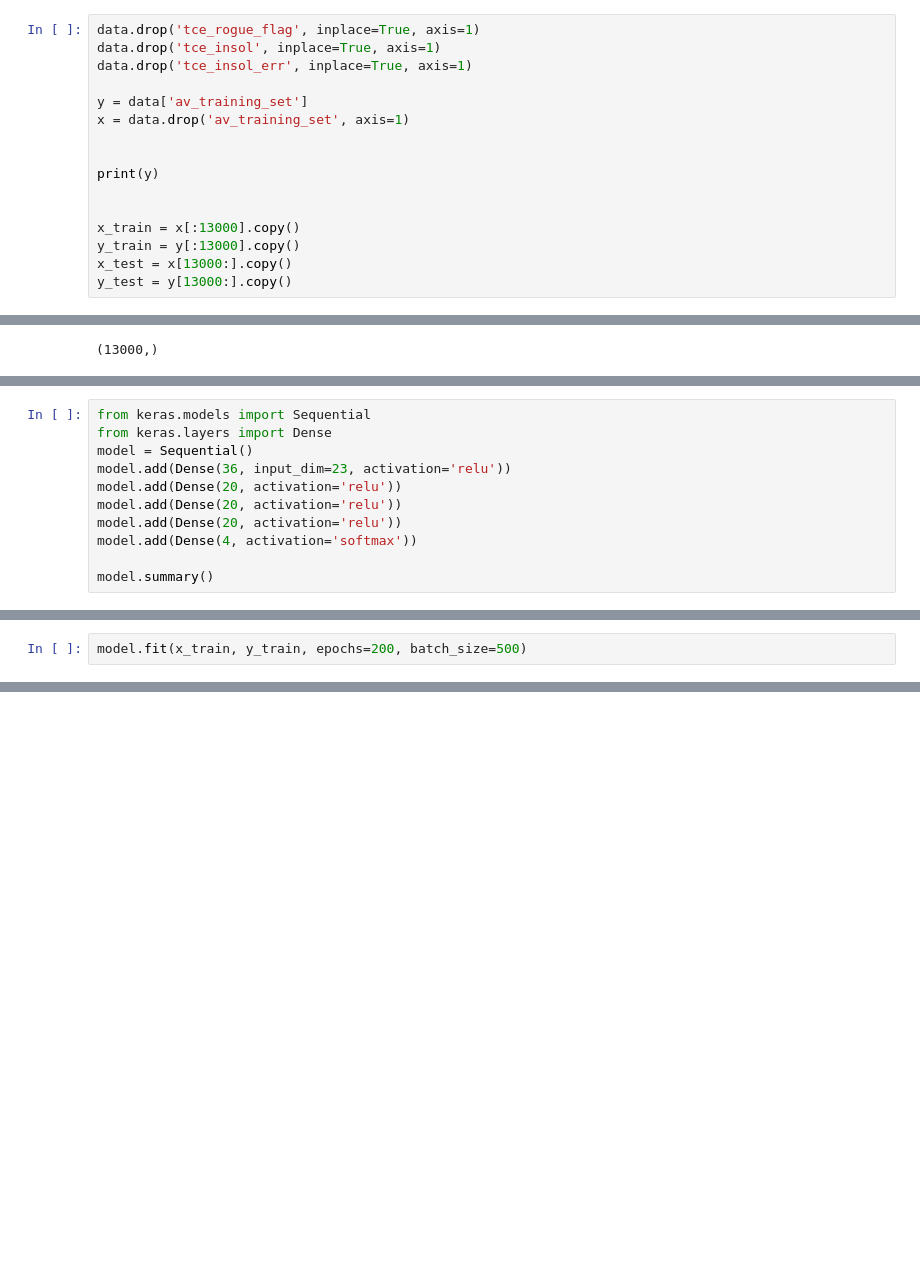
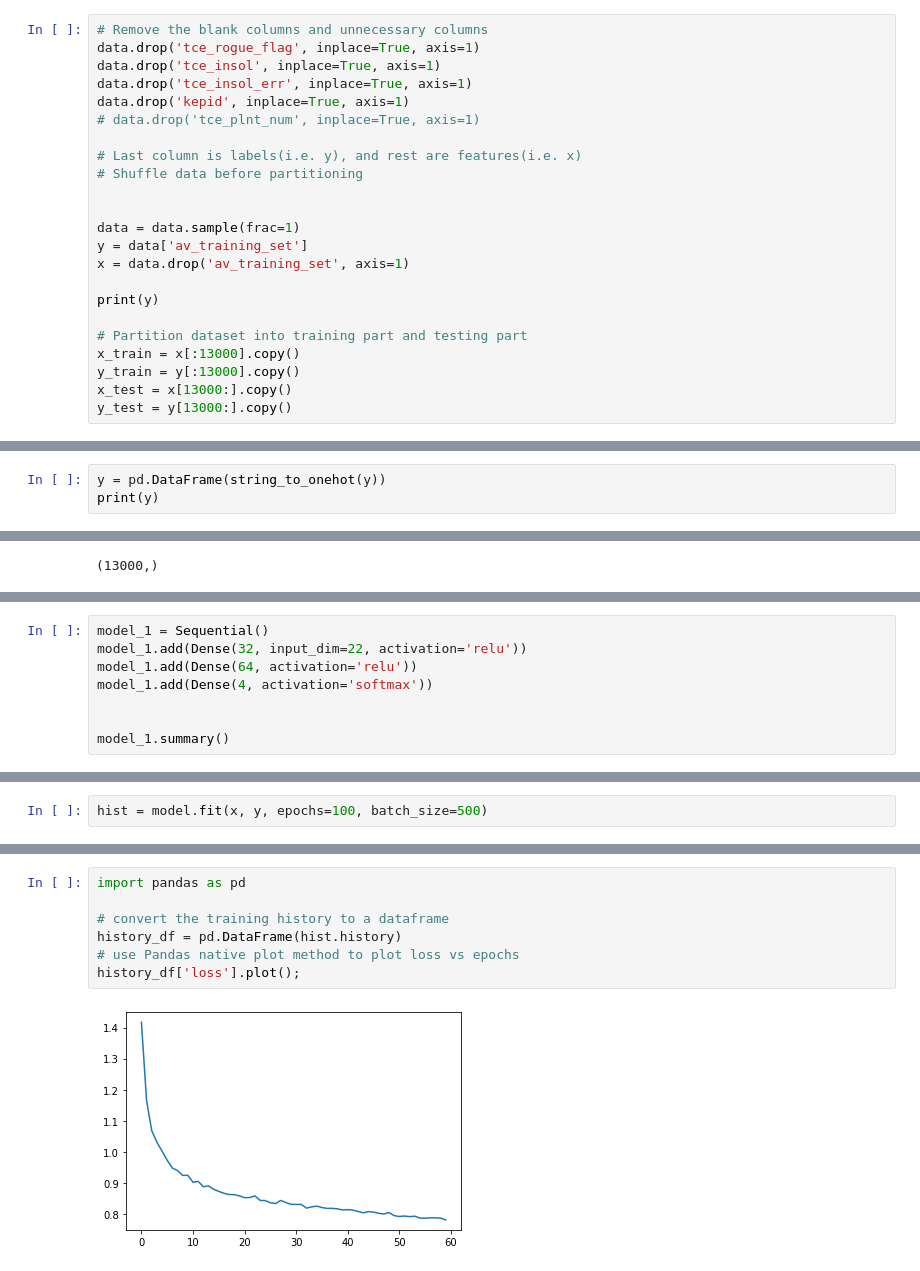
Before and after one commit to AsishGokarakonda/SOI_DataScience, a Jupyter notebook: soi_nn_2.ipynb, the cells around one changed output, grey strips where cells are left out. Saved outputs shown, nothing was run; the diff lists cells and outputs as text; blank space fills up the shorter version.

Commit message:
updated training files to recent ones

```diff
--- a/soi_nn_2.ipynb
+++ b/soi_nn_2.ipynb
@@ -3,16 +7,23 @@ import pandas as pd
 data = pd.read_csv('./files/problem_dataset.csv')
 # %%
+# Remove the blank columns and unnecessary columns
 data.drop('tce_rogue_flag', inplace=True, axis=1)
 data.drop('tce_insol', inplace=True, axis=1)
 data.drop('tce_insol_err', inplace=True, axis=1)
+data.drop('kepid', inplace=True, axis=1)
+# data.drop('tce_plnt_num', inplace=True, axis=1)
 
+# Last column is labels(i.e. y), and rest are features(i.e. x)
+# Shuffle data before partitioning
+
+
+data = data.sample(frac=1)
 y = data['av_training_set']
 x = data.drop('av_training_set', axis=1)
 
-
 print(y)
 
-
+# Partition dataset into training part and testing part
 x_train = x[:13000].copy()
 y_train = y[:13000].copy()
 x_test = x[13000:].copy()
@@ -64,3 +75,6 @@ def onehot_to_string(int_arr):
 
     elif x==[0,0,0,1]:
       int_arr.append('UNK')
+# %%
+y = pd.DataFrame(string_to_onehot(y))
+print(y)
@@ -78,12 +168,9 @@ print(y_train)
 # %%
-from keras.models import Sequential
-from keras.layers import Dense
-model = Sequential()
-model.add(Dense(36, input_dim=23, activation='relu'))
-model.add(Dense(20, activation='relu'))
-model.add(Dense(20, activation='relu'))
-model.add(Dense(20, activation='relu'))
-model.add(Dense(4, activation='softmax'))
+model_1 = Sequential()
+model_1.add(Dense(32, input_dim=22, activation='relu'))
+model_1.add(Dense(64, activation='relu'))
+model_1.add(Dense(4, activation='softmax'))
 
-model.summary()
+
+model_1.summary()
 # %% [output]
@@ -130,5 +220,5 @@ print(y_train)
 
 [13000 rows x 4 columns]
 # %%
-model.fit(x_train, y_train, epochs=200, batch_size=500)
+hist = model.fit(x, y, epochs=100, batch_size=500)
 # %% [output]
@@ -152,0 +246,9 @@ Epoch 200/200
+# %%
+import pandas as pd
+
+# convert the training history to a dataframe
+history_df = pd.DataFrame(hist.history)
+# use Pandas native plot method to plot loss vs epochs
+history_df['loss'].plot();
+# %% [output]
+[figure, added]
```
Also changed, not shown: parts of 20 cells of this notebook, 1 other file.
